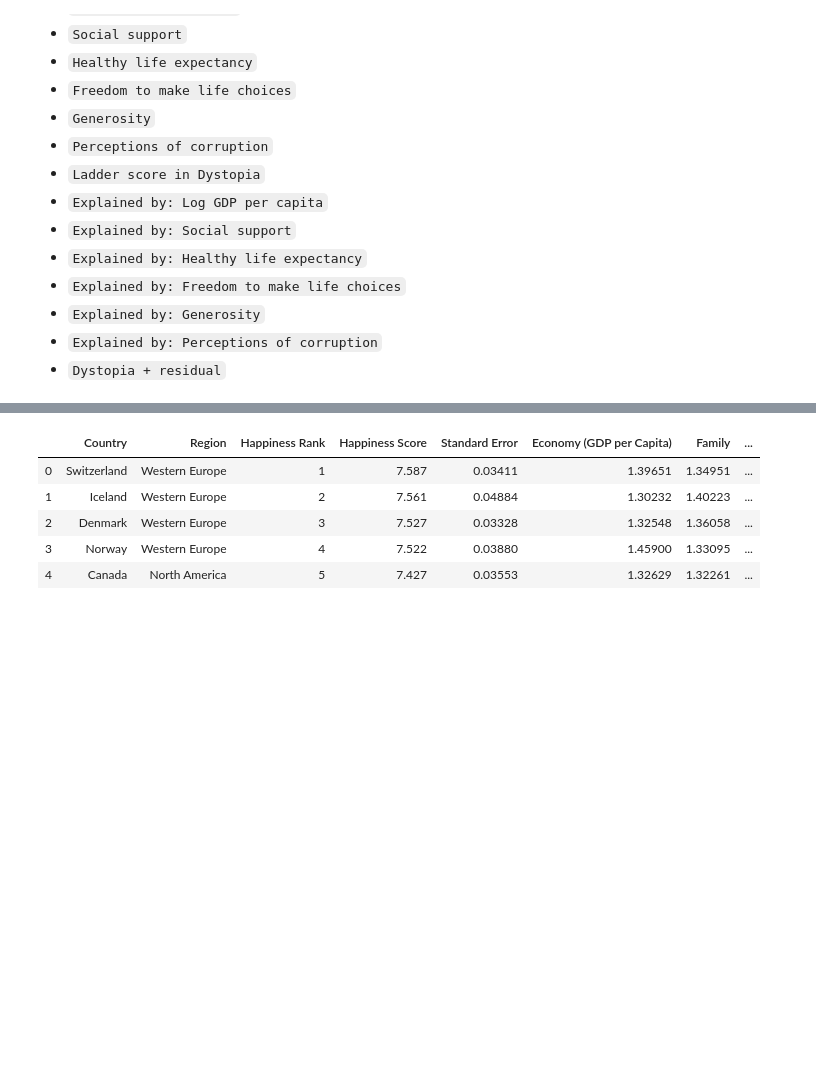
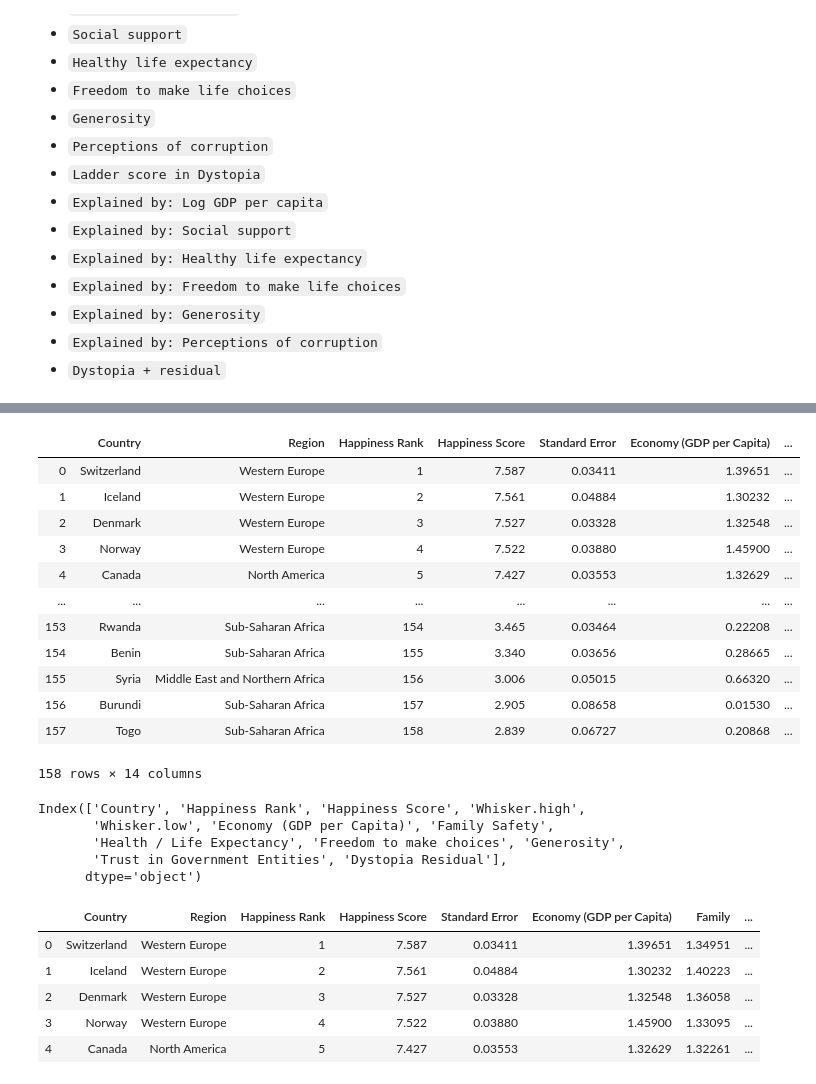
Before and after one commit to AlyBoolani/WorldHappinessReport, a Jupyter notebook: World Happiness Report Analysis.ipynb, the cells around one changed output, grey strips where cells are left out. Drawn from its saved outputs; the diff is of its cells as text; code cells hidden in the pictures; blank space fills up the shorter version.

```diff
--- a/World Happiness Report Analysis.ipynb
+++ b/World Happiness Report Analysis.ipynb
@@ -608,3 +198,28 @@ SyntaxError: invalid syntax (<ipython-input-99-24362c7be623>, line 7)
+# %%
+Year_2015 = Year_2015.merge(country, on='Country', how='left').drop_duplicates().drop('Capital_x', axis = 1)
+Year_2015
+# %% [output]
+|  | Country | Region | Happiness Rank | Happiness Score | Standard Error | Economy (GDP per Capita) | ... |
+| 0 | Switzerland | Western Europe | 1 | 7.587 | 0.03411 | 1.39651 | ... |
+| 1 | Iceland | Western Europe | 2 | 7.561 | 0.04884 | 1.30232 | ... |
+| 2 | Denmark | Western Europe | 3 | 7.527 | 0.03328 | 1.32548 | ... |
+| 3 | Norway | Western Europe | 4 | 7.522 | 0.03880 | 1.45900 | ... |
+| 4 | Canada | North America | 5 | 7.427 | 0.03553 | 1.32629 | ... |
+| ... | ... | ... | ... | ... | ... | ... | ... |
+| 153 | Rwanda | Sub-Saharan Africa | 154 | 3.465 | 0.03464 | 0.22208 | ... |
+| 154 | Benin | Sub-Saharan Africa | 155 | 3.340 | 0.03656 | 0.28665 | ... |
+| 155 | Syria | Middle East and Northern Africa | 156 | 3.006 | 0.05015 | 0.66320 | ... |
+| 156 | Burundi | Sub-Saharan Africa | 157 | 2.905 | 0.08658 | 0.01530 | ... |
+| 157 | Togo | Sub-Saharan Africa | 158 | 2.839 | 0.06727 | 0.20868 | ... |
+158 rows × 14 columns
+# %%
+print(Year_2017.columns)
+# %% [output]
+Index(['Country', 'Happiness Rank', 'Happiness Score', 'Whisker.high',
+       'Whisker.low', 'Economy (GDP per Capita)', 'Family Safety',
+       'Health / Life Expectancy', 'Freedom to make choices', 'Generosity',
+       'Trust in Government Entities', 'Dystopia Residual'],
+      dtype='object')
 # %%
 # Putting out some conditions
 conditions = [(Year_2015['Happiness Score'] >= 9) & (Year_2015['Happiness Score'] <= 10),
```
Also changed, not shown: parts of 128 cells of this notebook, 1 other file.
